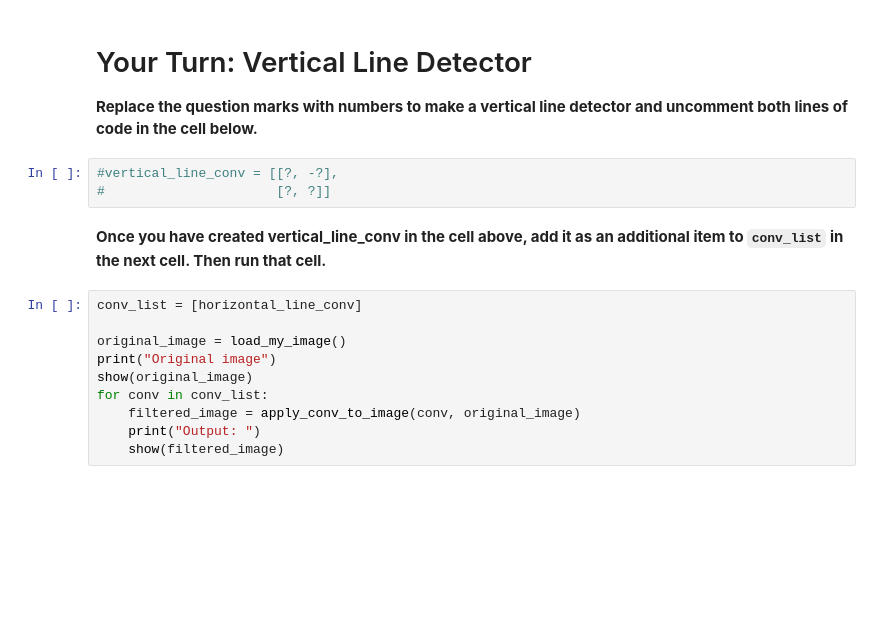
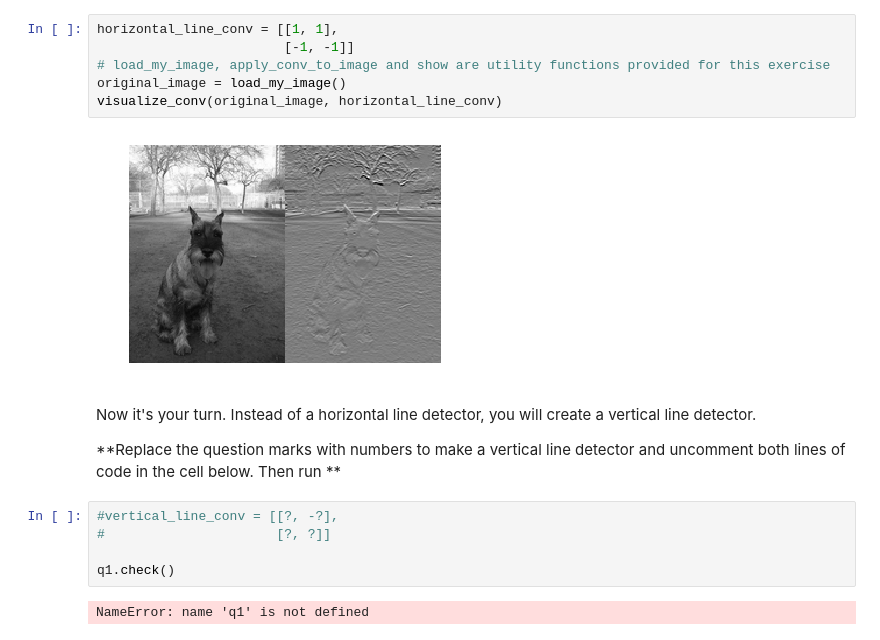
Before and after one commit to Kaggle/learntools, a Jupyter notebook: learntools/deep_learning/nbs/ex1_convolutions.ipynb, the cells around one changed output. Saved outputs shown, nothing was run; the diff lists cells and outputs as text; blank space fills up the shorter version.

Commit message:
add visualize_conv in DL track

```diff
--- a/learntools/deep_learning/nbs/ex1_convolutions.ipynb
+++ b/learntools/deep_learning/nbs/ex1_convolutions.ipynb
@@ -29,20 +26,20 @@ horizontal_line_conv = [[1, 1],
+# %%
+horizontal_line_conv = [[1, 1],
+                        [-1, -1]]
+# load_my_image, apply_conv_to_image and show are utility functions provided for this exercise
+original_image = load_my_image()
+visualize_conv(original_image, horizontal_line_conv)
+# %% [output]
+[figure, added]
 # %% [markdown]
-# Your Turn: Vertical Line Detector
+Now it's your turn. Instead of a horizontal line detector, you will create a vertical line detector.
 
-**Replace the question marks with numbers to make a vertical line detector and uncomment both lines of code in the cell below.**
+**Replace the question marks with numbers to make a vertical line detector and uncomment both lines of code in the cell below. Then run **
 # %%
 #vertical_line_conv = [[?, -?],
 #                      [?, ?]]
+
+q1.check()
+# %% [output]
+NameError: name 'q1' is not defined
-# %% [markdown]
-**Once you have created vertical_line_conv in the cell above, add it as an additional item to `conv_list` in the next cell. Then run that cell.**
-# %%
-conv_list = [horizontal_line_conv]
-
-original_image = load_my_image()
-print("Original image")
-show(original_image)
-for conv in conv_list:
-    filtered_image = apply_conv_to_image(conv, original_image)
-    print("Output: ")
-    show(filtered_image)
 # %% [markdown]
```
Also changed, not shown: parts of 8 cells of this notebook, 2 other files.
